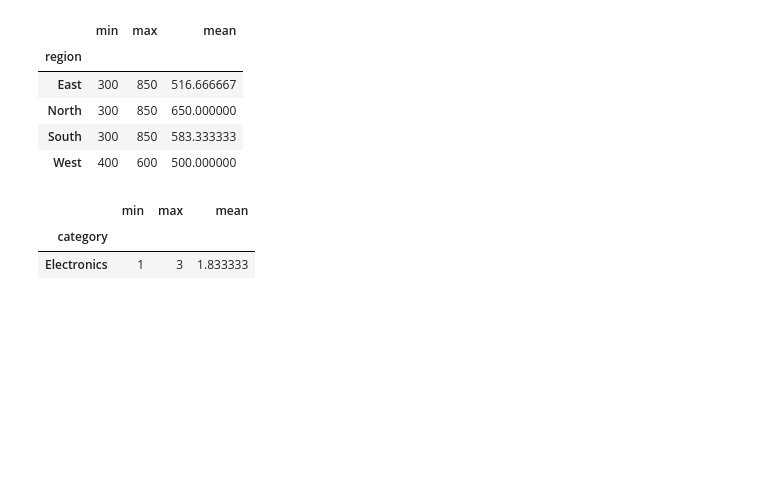
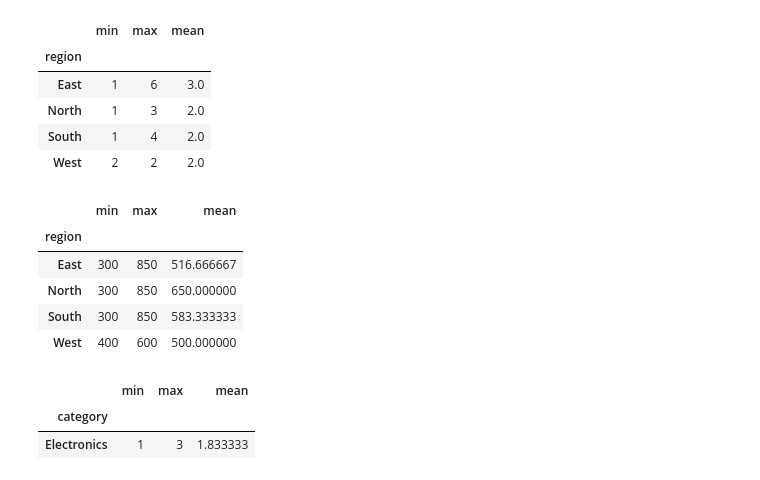
Before and after one commit to ronirgp/pandas-sales-analysis, a Jupyter notebook: notebooks/sales_analysis.ipynb, the cells around one changed output. Saved outputs shown, nothing was run; the diff lists cells and outputs as text; code cells hidden in the pictures; blank space fills up the shorter version.

Commit message:
Add filtered regional quantity statistics

```diff
--- a/notebooks/sales_analysis.ipynb
+++ b/notebooks/sales_analysis.ipynb
@@ -1,6 +1,15 @@
 # %%
 import pandas as pd
 df = pd.read_csv(r"C:\Users\Ronal\OneDrive\Desktop\pandas-sales-analysis\data\sales.csv")
+# %%
+df[df["price"] > 50 ].groupby("region")["quantity"].agg(["min", "max", "mean"])
+# %% [output]
+|  | min | max | mean |
+| region |  |  |  |
+| East | 1 | 6 | 3.0 |
+| North | 1 | 3 | 2.0 |
+| South | 1 | 4 | 2.0 |
+| West | 2 | 2 | 2.0 |
 # %%
 df[df["quantity"] < 4 ].groupby("region")["price"].agg(["min", "max", "mean"])
 # %% [output]
```
Also changed, not shown: 1 other file.
